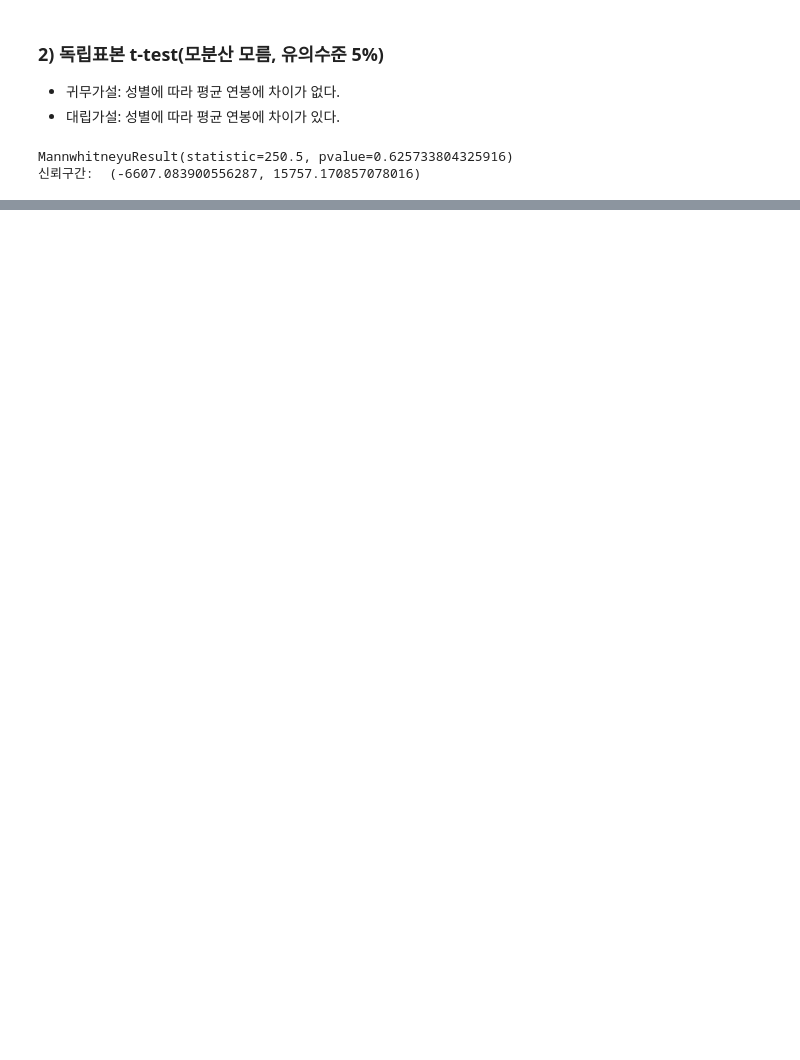
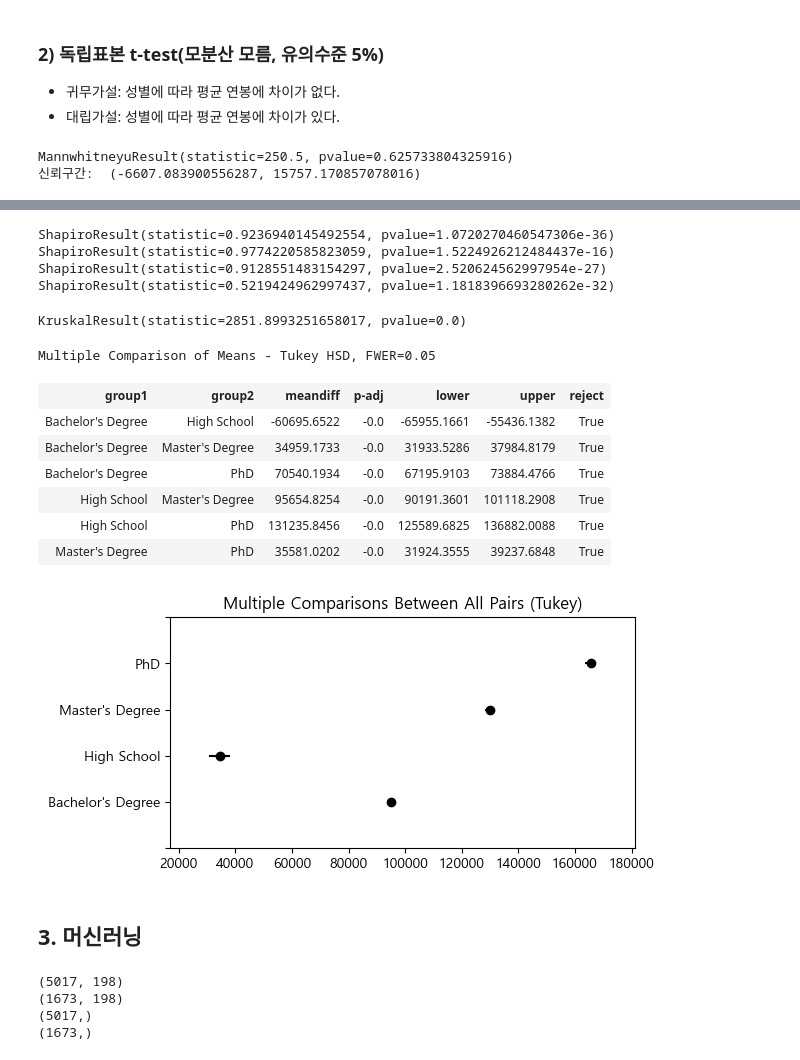
Before and after one commit to Park-Young-Bin/ADP_code, a Jupyter notebook: Kaggle_Salary Data.ipynb, the cells around one changed output, grey strips where cells are left out. Drawn from its saved outputs; the diff is of its cells as text; code cells hidden in the pictures; blank space fills up the shorter version.

```diff
--- a/Kaggle_Salary Data.ipynb
+++ b/Kaggle_Salary Data.ipynb
@@ -184,0 +307,72 @@ stats_df
+# %%
+target_lst = stats_df['Education Level'].unique() # ""Bachelor's Degree", "Master's Degree", 'PhD', 'High School'
+bachelor = stats_df[stats_df['Education Level']==target_lst[0]]['Salary']
+master = stats_df[stats_df['Education Level']==target_lst[1]]['Salary']
+phd = stats_df[stats_df['Education Level']==target_lst[2]]['Salary']
+high = stats_df[stats_df['Education Level']==target_lst[3]]['Salary']
+
+# 정규성 모두 만족 못 함
+print(stats.shapiro(bachelor))
+print(stats.shapiro(master))
+print(stats.shapiro(phd))
+print(stats.shapiro(high))
+
+stats.kruskal(bachelor, master, phd, high) # 귀무가설 기각
+# %% [output]
+ShapiroResult(statistic=0.9236940145492554, pvalue=1.0720270460547306e-36)
+ShapiroResult(statistic=0.9774220585823059, pvalue=1.5224926212484437e-16)
+ShapiroResult(statistic=0.9128551483154297, pvalue=2.520624562997954e-27)
+ShapiroResult(statistic=0.5219424962997437, pvalue=1.1818396693280262e-32)
+KruskalResult(statistic=2851.8993251658017, pvalue=0.0)
+# %%
+from statsmodels.stats.multicomp import pairwise_tukeyhsd
+from statsmodels.stats.multicomp import MultiComparison
+mc = MultiComparison(data=stats_df['Salary'], groups=stats_df['Education Level'])
+tuekeyhsd = mc.tukeyhsd(alpha=0.05)
+fig = tuekeyhsd.plot_simultaneous(figsize=(6, 3))
+tuekeyhsd.summary()
+# %% [output]
+Multiple Comparison of Means - Tukey HSD, FWER=0.05
+| group1 | group2 | meandiff | p-adj | lower | upper | reject |
+| Bachelor's Degree | High School | -60695.6522 | -0.0 | -65955.1661 | -55436.1382 | True |
+| Bachelor's Degree | Master's Degree | 34959.1733 | -0.0 | 31933.5286 | 37984.8179 | True |
+| Bachelor's Degree | PhD | 70540.1934 | -0.0 | 67195.9103 | 73884.4766 | True |
+| High School | Master's Degree | 95654.8254 | -0.0 | 90191.3601 | 101118.2908 | True |
+| High School | PhD | 131235.8456 | -0.0 | 125589.6825 | 136882.0088 | True |
+| Master's Degree | PhD | 35581.0202 | -0.0 | 31924.3555 | 39237.6848 | True |
+[figure, added]
+# %% [markdown]
+## 3. 머신러닝
+# %%
+from sklearn.model_selection import train_test_split, cross_val_score, GridSearchCV
+from sklearn.svm import SVR
+from sklearn.ensemble import RandomForestRegressor
+from sklearn.neighbors import KNeighborsRegressor
+from sklearn.preprocessing import StandardScaler
+from sklearn.metrics import r2_score, mean_squared_error
+
+# 원핫인코딩
+onehot_df = pd.get_dummies(data=df, columns=['Gender', 'Education Level', 'Job Title'], drop_first=True)
+onehot_df
+
+# 데이터 분할
+X = onehot_df.drop('Salary', axis=1)
+y = onehot_df.Salary
+X_train, X_test, y_train, y_test = train_test_split(X, y, random_state=1234)
+
+# 스케일링
+scaler = StandardScaler()
+X_train_sc = X_train.copy()
+X_test_sc = X_test.copy()
+X_train_sc.iloc[:, :2] = scaler.fit_transform(X_train_sc.iloc[:, :2])
+X_test_sc.iloc[:, :2] = scaler.transform(X_test_sc.iloc[:, :2])
+
+print(X_train_sc.shape)
+print(X_test_sc.shape)
+print(y_train.shape)
+print(y_test.shape)
+# %% [output]
+(5017, 198)
+(1673, 198)
+(5017,)
+(1673,)
```
Also changed, not shown: parts of 20 cells of this notebook.
